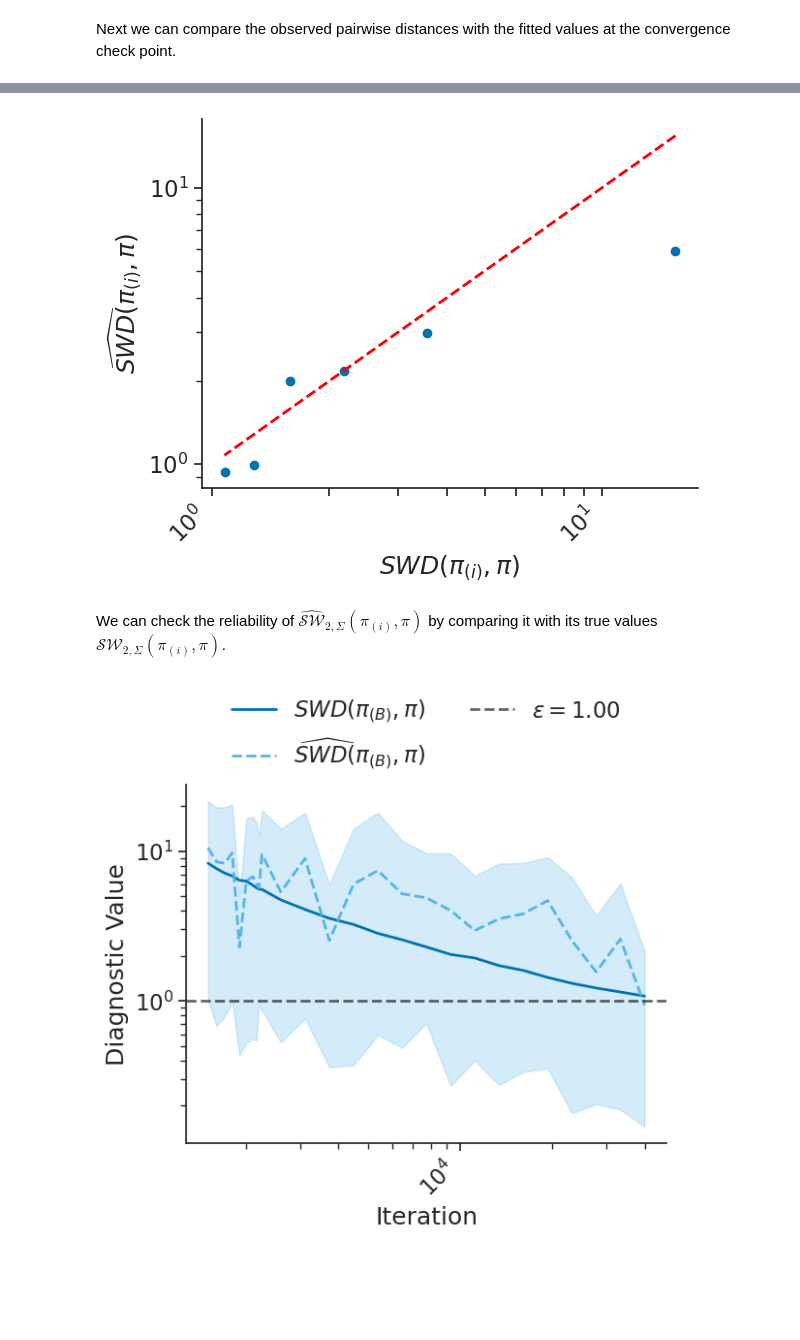
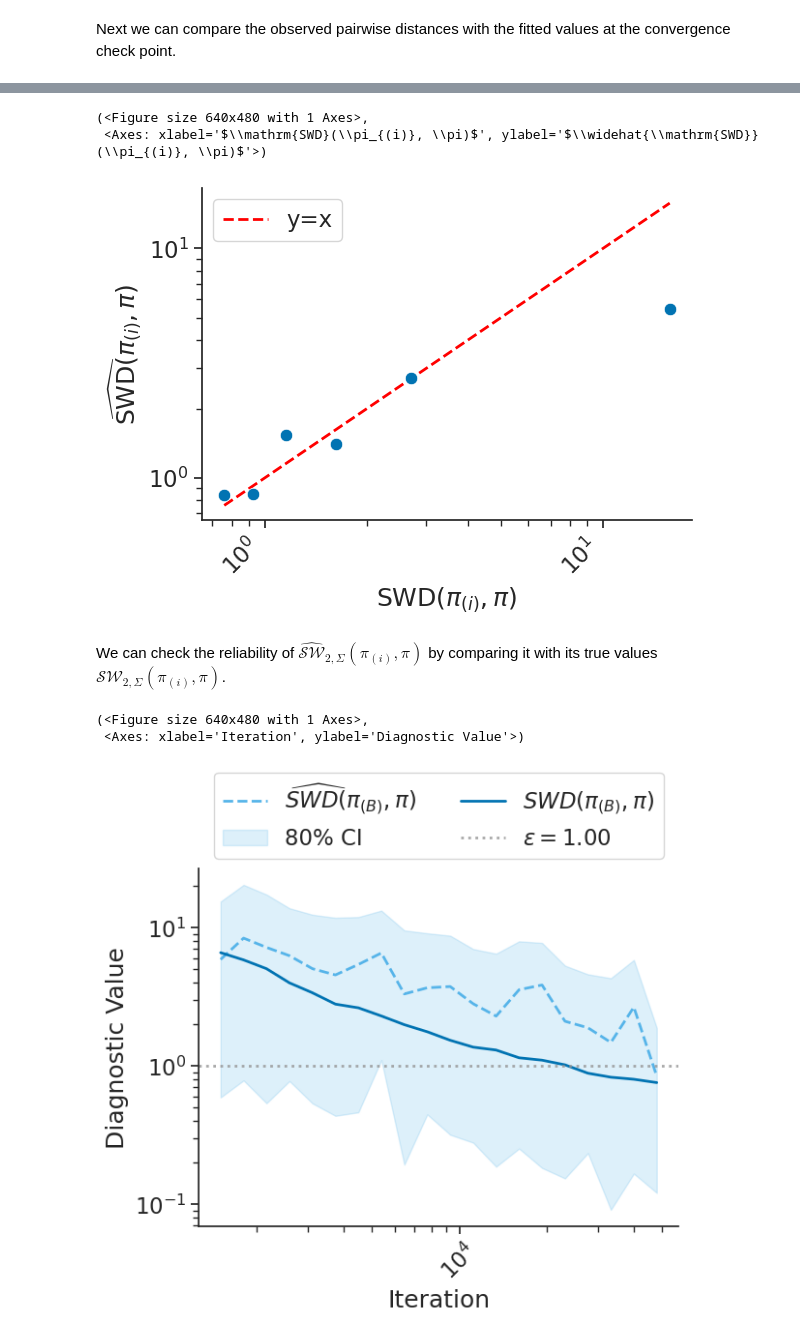
Before and after one commit to Manushi22/swasd, a Jupyter notebook: notebooks/stochastic_optimization_example.ipynb, the cells around one changed output, grey strips where cells are left out. Drawn from its saved outputs; the diff is of its cells as text; code cells hidden in the pictures; blank space fills up the shorter version.

```diff
--- a/notebooks/stochastic_optimization_example.ipynb
+++ b/notebooks/stochastic_optimization_example.ipynb
@@ -110,13 +40,13 @@ def plot_iterate_trace(X, dims=(0, 1, 2, 3, 4), k_conv=None, xlog=True):
 # %%
 def generate_optim_iterates_simple(
-    steps: int = 200000,
-    d: int = 4,
+    steps: int = 50000,
+    d: int = 5,
     seed: int = 0,
     *,
     x_star=None,
-    t0: float = 500.0,
-    alpha: float = 0.60,
-    rho: float = 0.9995,
+    t0: float = 450.0,
+    alpha: float = 0.99,
+    rho: float = 0.99,
     sigma: float = 2.5e-4,
     v=None,
 ):
@@ -149,13 +79,5 @@ Generate a (num_iters, num_dims) matrix of stochastic optimization iterates.
 T = 50000
 d = 5
 
-X = generate_optim_iterates_simple(
-    steps=T,
-    d=d,
-    seed=123,
-    t0=450.0,
-    alpha=0.9,
-    rho=0.99,
-    sigma=2.0e-4,
-)
+X = generate_optim_iterates_simple(steps=T, d=d)
 # %%
@@ -179,21 +105,7 @@ plot_iterate_trace(X_true, xlog=False)
 # %% [markdown]
 Now we run the *SWASD* algorithm to detect convergence of the optimization iterates
 # %%
-algo = swasd(X,
-    n_blocks=6,
-    n_projections=250,
-    n_bootstrap=10,
-    convg_threshold=1.0,
-    min_iters_per_block=250,
-    block_mode="all_pairs",
-    true_swd=True,
-    true_samples=X_true,
-    wo_init_block=True,
-    diagnostic=True,
-    verbose=2,
-)
-
-out = algo.run()
+results = swasd(X, true_swd=True, true_samples=X_true)
 # %% [output]
 ============================================================
 CONVERGENCE DETECTED!
@@ -246,8 +141,9 @@ We can also compare the true and the estimated SW distance between block distrib
 # %%
-swd_est_mean = swd_estimated_convg_results["swd_est_mean"]
-swd_true = swd_true_convg_results["mean_all"]
-swd_est_true_comparison_plot(swd_est_mean, swd_true, xlog=True, ylog=True)
+swd_comparison_plot(swd_estimated_convg_results, swd_true_convg_results,
+                    xlog=True, ylog=True)
 # %% [output]
+(<Figure size 640x480 with 1 Axes>,
+ <Axes: xlabel='$\\mathrm{SWD}(\\pi_{(i)}, \\pi)$', ylabel='$\\widehat{\\mathrm{SWD}}(\\pi_{(i)}, \\pi)$'>)
-[figure, old version]
+[figure, new version]
 # %% [markdown]
 We can check the reliability of $\widehat{\mathcal{SW}}_{2,\Sigma}(\pi_{(i)},\pi)$ by comparing it with its true values $\mathcal{SW}_{2,\Sigma}(\pi_{(i)},\pi)$.
@@ -260,10 +150,6 @@ swd_true_last_block = [out['true_swd_results'][i]["mean_all"][-1] for i in range
 # %%
-#plot the estimated and true SW distance between block and stationary distrubtions of the last block
-swd_est_plot(swd_est_mean_last_block,
-                      swd_est_lci_last_block, swd_est_uci_last_block,
-                      swd_true_last_block,
-                      1.0,
-                      convg_check_iterate,
-                      xlog=True, ylog=True)
+convergence_plot(results, xlog=True, ylog=True)
 # %% [output]
+(<Figure size 640x480 with 1 Axes>,
+ <Axes: xlabel='Iteration', ylabel='Diagnostic Value'>)
-[figure, old version]
+[figure, new version]
```
Also changed, not shown: parts of 11 cells of this notebook, 3 other files.
